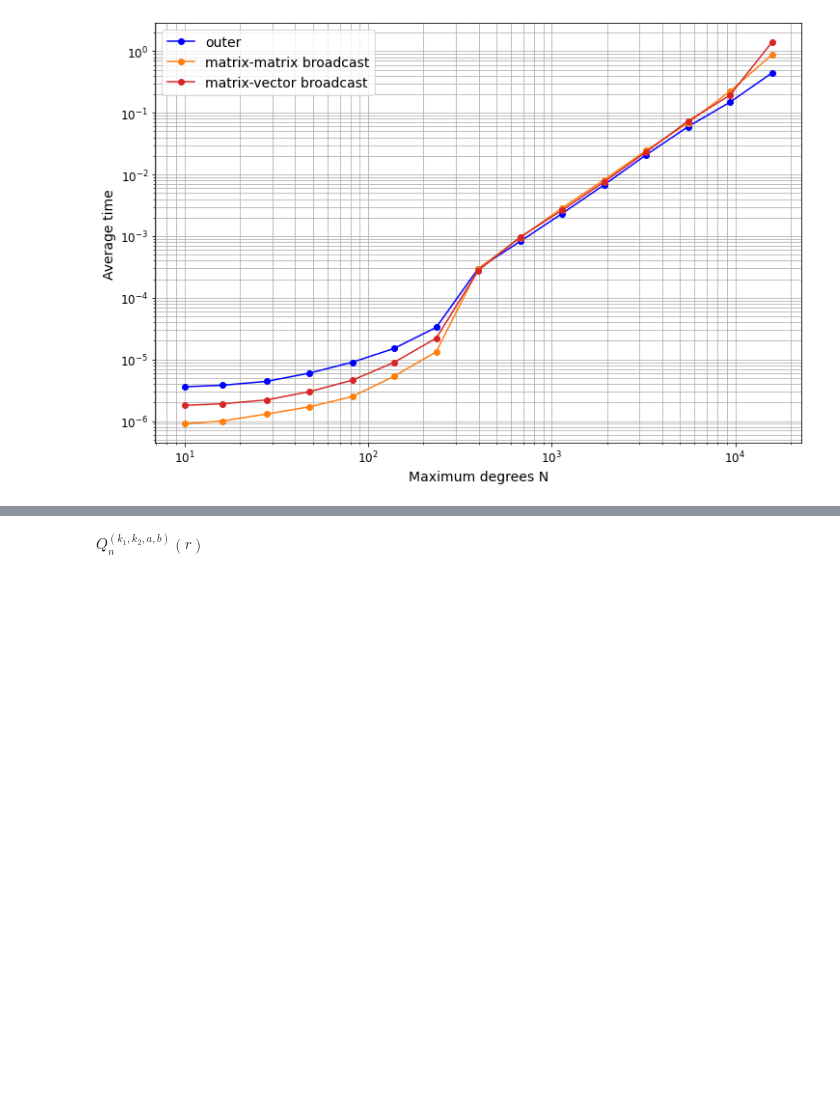
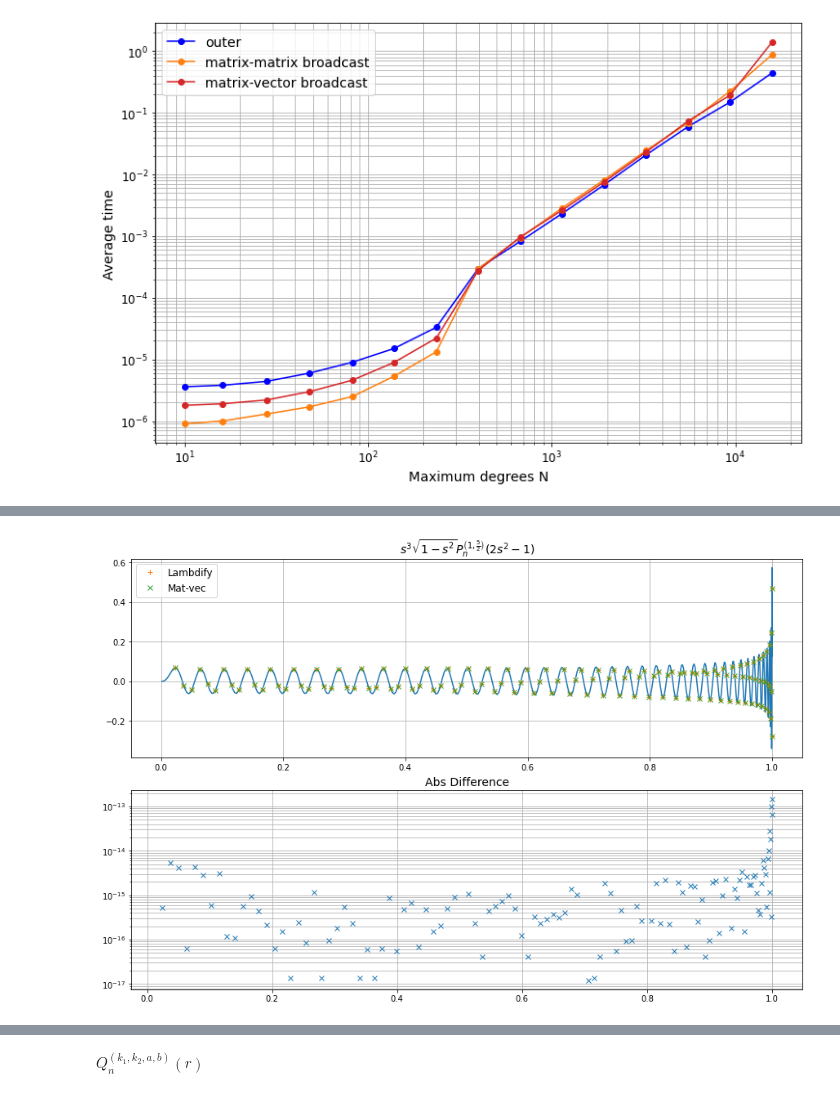
Before and after one commit to GentleMin/PlesioGeostroPy, a Jupyter notebook: Tests.ipynb, the cells around one changed output, grey strips where cells are left out. Cells and saved outputs as stored; diff of their text form; code cells hidden in the pictures; blank space fills up the shorter version.

```diff
--- a/Tests.ipynb
+++ b/Tests.ipynb
@@ -1769,0 +1928,29 @@ plt.show()
+# %%
+# Synthesize function in spectral domain
+spec = np.zeros(Nd)
+spec[80] = 1.
+
+# Lambidified transform
+y_direct = proj_jacobi_polar_2side(spec, s_grd)
+
+# Basis-specific transform
+y_matvec = jacobi_polar_basis.project(spec, grid=x_grd)
+
+fig, axes = plt.subplots(nrows=2, ncols=1, figsize=(12, 8), layout='constrained')
+
+ax = axes[0]
+ax.plot(s_arr, f_eval(80, s_arr))
+ax.plot(s_grd, y_direct, '+', label='Lambdify')
+ax.plot(s_grd, y_matvec, 'x', label='Mat-vec')
+ax.grid(which='both')
+ax.legend(fontsize=12)
+ax.set_title(r'$%s$' % (sym.latex(func.subs(params))), fontsize=14)
+
+ax = axes[1]
+ax.semilogy(s_grd, np.abs(y_matvec - y_direct), 'x')
+ax.grid(which='both')
+ax.set_title('Abs Difference', fontsize=14)
+
+plt.show()
+# %% [output]
+[figure, added]
```
Also changed, not shown: parts of 52 cells of this notebook, 5 other files.
